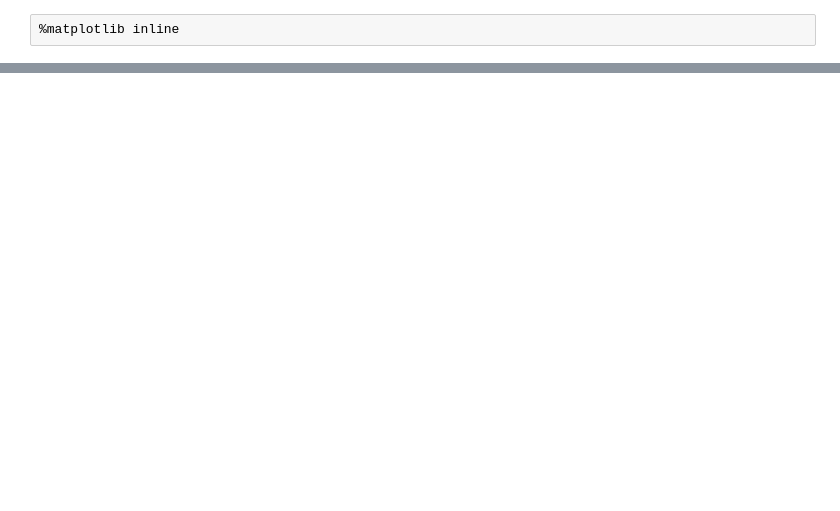
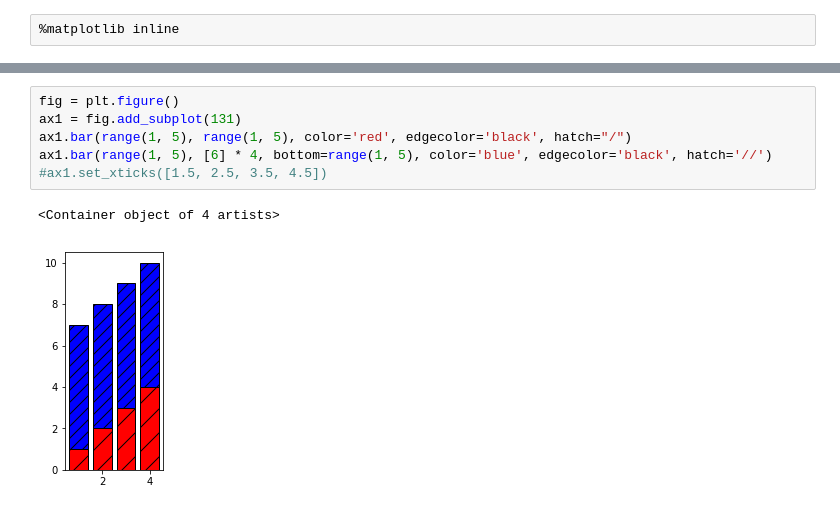
Before and after one commit to afcarl/waterfall_testing, a Jupyter notebook: packageTest.ipynb, the cells around one changed output, grey strips where cells are left out. Drawn from its saved outputs; the diff is of its cells as text; blank space fills up the shorter version.

```diff
--- a/packageTest.ipynb
+++ b/packageTest.ipynb
@@ -23,0 +116,9 @@ my_money_plot = qc.waterfall_money(a, b, "custom currency", "JPY")
+# %%
+fig = plt.figure()
+ax1 = fig.add_subplot(131)
+ax1.bar(range(1, 5), range(1, 5), color='red', edgecolor='black', hatch="/")
+ax1.bar(range(1, 5), [6] * 4, bottom=range(1, 5), color='blue', edgecolor='black', hatch='//')
+#ax1.set_xticks([1.5, 2.5, 3.5, 4.5])
+# %% [output]
+<Container object of 4 artists>
+[figure, added]
```
Also changed, not shown: parts of 15 cells of this notebook, 1 other file.
